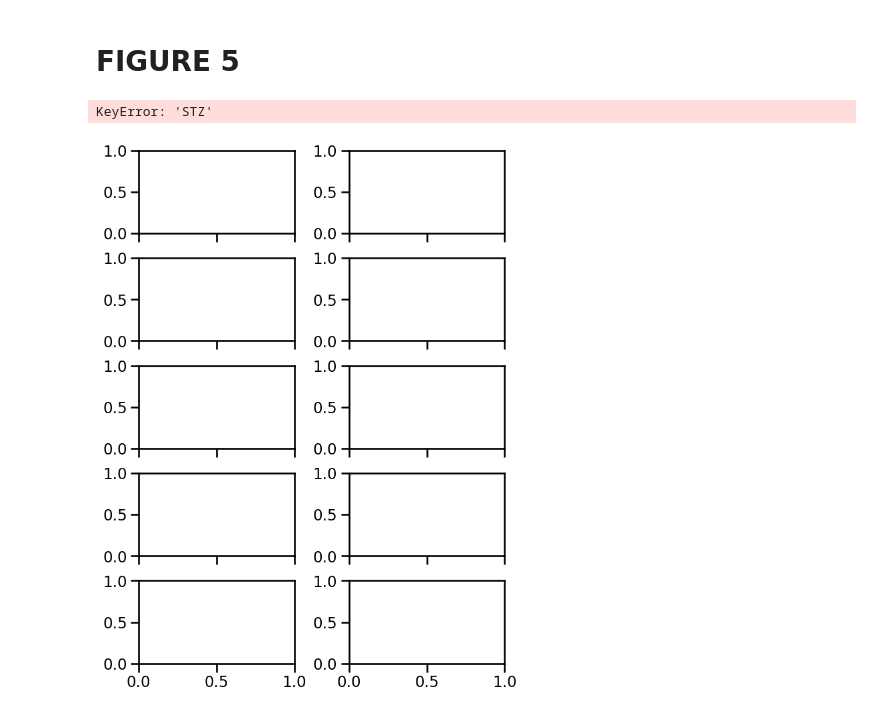
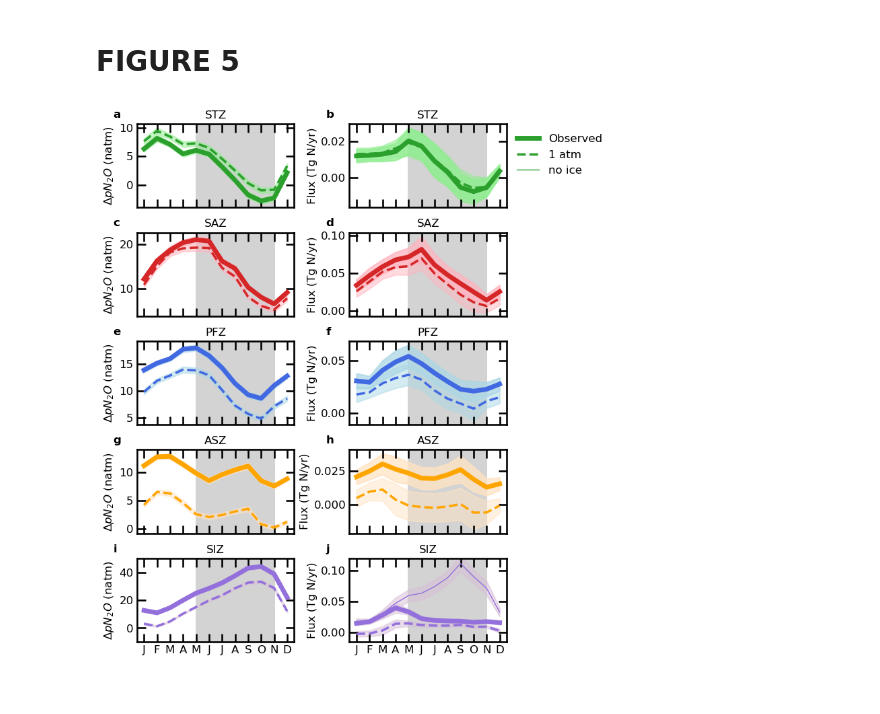
Before and after one commit to ckelly314/ml-argo-n2o, a Jupyter notebook: main_text_figures.ipynb, the cells around one changed output. Cells and saved outputs as stored; diff of their text form; code cells hidden in the pictures.

Commit message:
separate notebooks to save out data for main text figures and plot main text figures

```diff
--- a/main_text_figures.ipynb
+++ b/main_text_figures.ipynb
@@ -968,5 +506,7 @@ monthlyzonalmeans.to_csv('datasets/fig5.csv')
 # %%
-monthlyzonalmeans = pd.read_csv('datasets/fig5.csv')
+monthlyzonalmeans = pd.read_csv('datasets/fig5.csv', index_col = "zone")
+grouped = pd.read_csv('datasets/fig5column2.csv', index_col = "zone")
+
 numeric_months = [1,2,3,4,5,6,7,8,9,10,11,12]
 zones = ["STZ", "SAZ","PFZ","ASZ","SIZ"]
 zonecolors = ['C2', 'C3', 'royalblue', 'orange','mediumpurple']
@@ -1047,32 +587,31 @@ for i in range(5):
                 np.array(temp.mean_fluxnoice+temp.total_uncertaintynoice),
                 color = fillcolors[i], zorder=1,alpha=0.5)
     ax.plot(numeric_months, np.array(temp.mean_fluxnoice), color = zonecolors[i], zorder=3, linewidth = 1,
            label = "no ice")
 
     ax.set_xticks(numeric_months)
     ax.set_xticklabels(["J", "F", "M", "A", "M", "J", "J", "A", "S", "O", "N", "D"],#["Jan", "Feb", "Mar", "Apr", "May", "Jun", "Jul", "Aug", "Sep", "Oct", "Nov", "Dec"],
                       )
     if i==0:
         ax.legend(bbox_to_anchor=(1, 1), loc='upper left', fontsize = 12, framealpha = 0)#,title="Sensitivity test",
     if i==4:
         ax.set_ylim([-0.015, 0.12])
         ax.set_yticks([0,0.05,0.1])
     #else:
         #ax.set_ylim([-0.015, 0.08])
         #ax.set_yticks([0,0.03,0.06])
 
     ax.tick_params(direction = "in", top=True, right=True, labelsize = 12)
     ax.text(-0.15, 1.05, plotlabels2[i], fontweight="bold",
         horizontalalignment = "left",
         verticalalignment = "bottom",
         transform = ax.transAxes,
            fontsize = 12)
     ax.set_ylabel("Flux (Tg N/yr)", fontsize = 12)
     ax.set_title(zone, fontsize = 12)
 
 plt.savefig("figures/figure5.pdf", bbox_inches = "tight")
 
 plt.show()
 # %% [output]
-KeyError: 'STZ'
-[figure, old version]
+[figure, new version]
```
Also changed, not shown: parts of 12 cells of this notebook, 1 other file.
